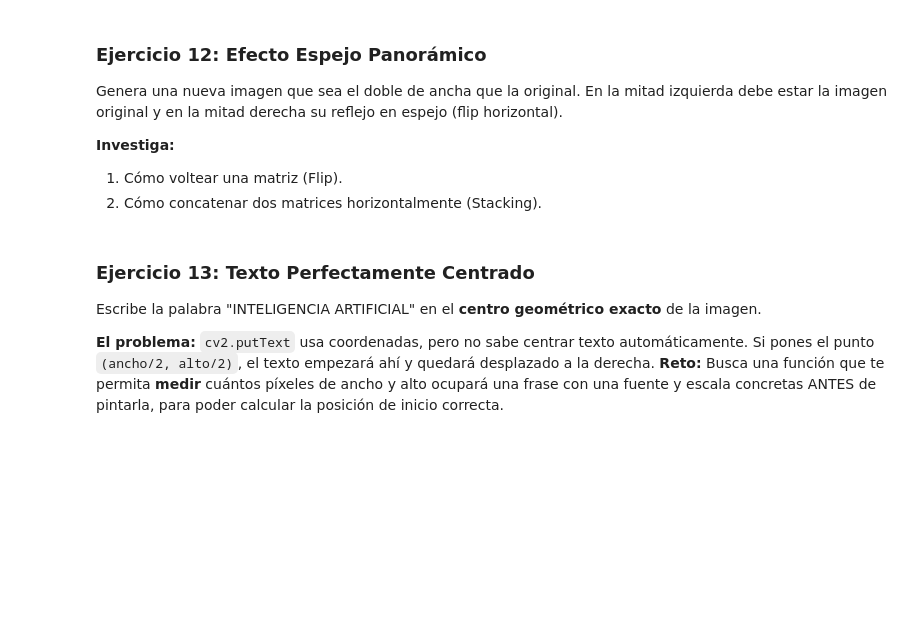
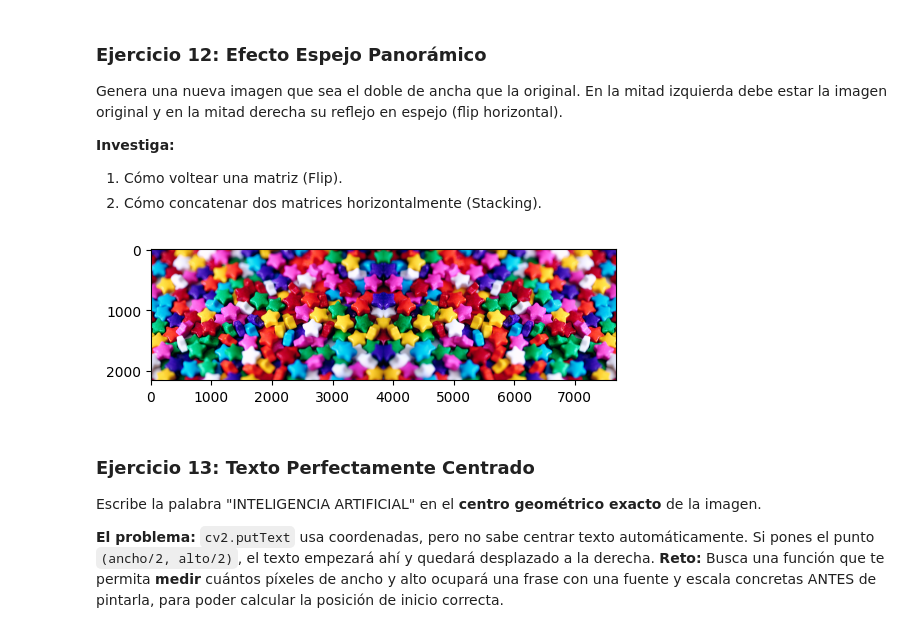
Before and after one commit to JavierPeraltaAzagra/Big-Data-e-IA, a Jupyter notebook: Programacion de IA/Tratamiento de imagen/Ejercicio 4 OpenCV/Practica_4_OpenCV.ipynb, the cells around one changed output. Drawn from its saved outputs; the diff is of its cells as text; code cells hidden in the pictures; blank space fills up the shorter version.

```diff
--- a/Programacion de IA/Tratamiento de imagen/Ejercicio 4 OpenCV/Practica_4_OpenCV.ipynb
+++ b/Programacion de IA/Tratamiento de imagen/Ejercicio 4 OpenCV/Practica_4_OpenCV.ipynb
@@ -257,3 +272,10 @@ Genera una nueva imagen que sea el doble de ancha que la original. En la mitad i
+# %%
+img_rgb_flip = cv2.flip(img_rgb, 1)
+img_panoramica = np.hstack((img_rgb, img_rgb_flip))
+plt.imshow(img_panoramica, cmap= "gray")
+plt.show()
+# %% [output]
+[figure, added]
 # %% [markdown]
 ### Ejercicio 13: Texto Perfectamente Centrado
 Escribe la palabra "INTELIGENCIA ARTIFICIAL" en el **centro geométrico exacto** de la imagen.
```
Also changed, not shown: parts of 5 cells of this notebook, 1 other file.
